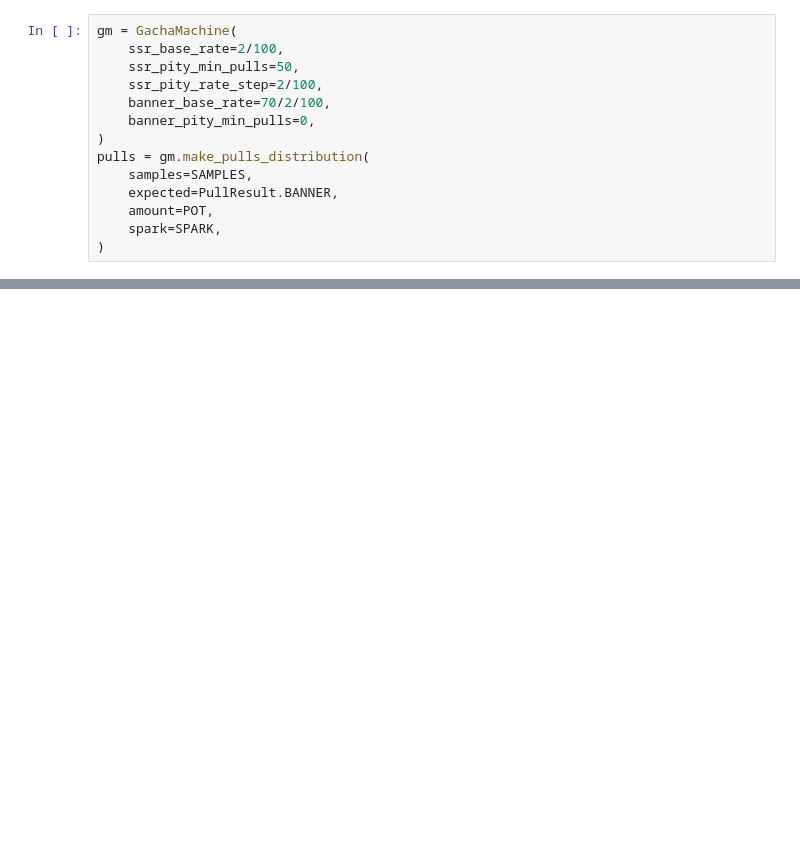
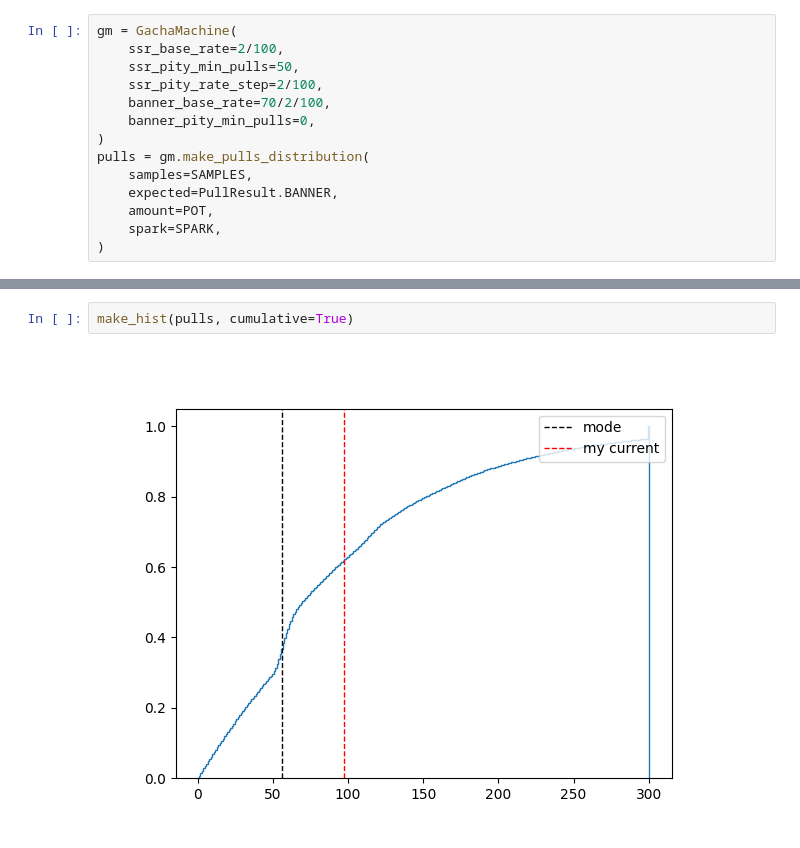
Before and after one commit to hdk5/copium, a Jupyter notebook: copium/originium.ipynb, the cells around one changed output, grey strips where cells are left out. Saved outputs shown, nothing was run; the diff lists cells and outputs as text; blank space fills up the shorter version.

```diff
--- a/copium/originium.ipynb
+++ b/copium/originium.ipynb
@@ -58,0 +59,4 @@ make_hist(pulls)
+# %%
+make_hist(pulls, cumulative=True)
+# %% [output]
+[figure, added]
```
Also changed, not shown: parts of 2 cells of this notebook.
